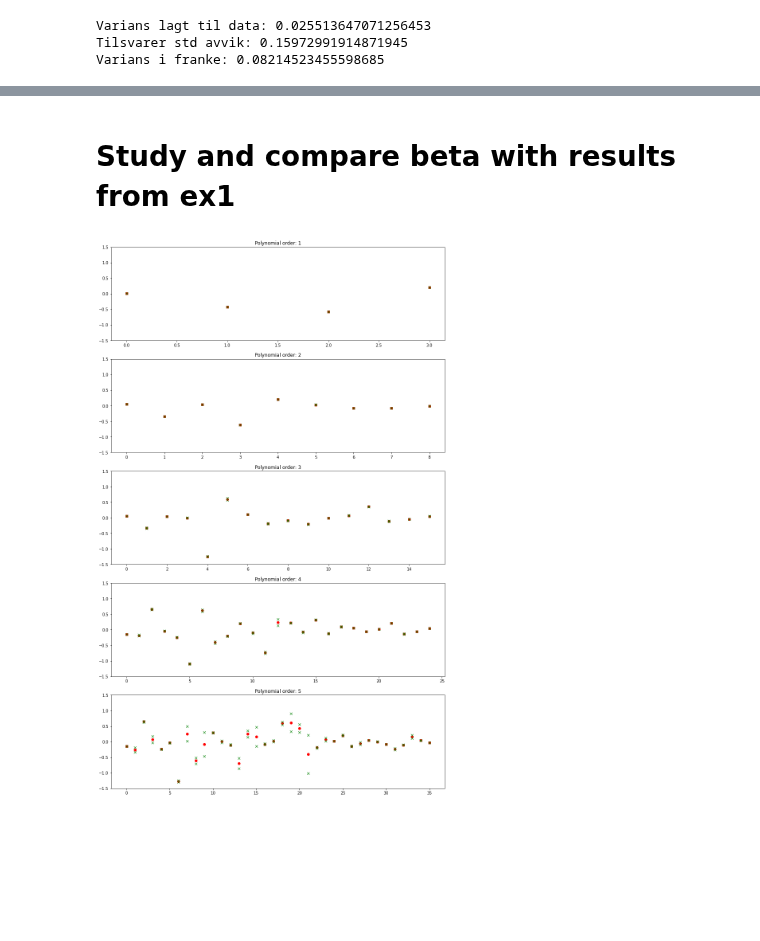
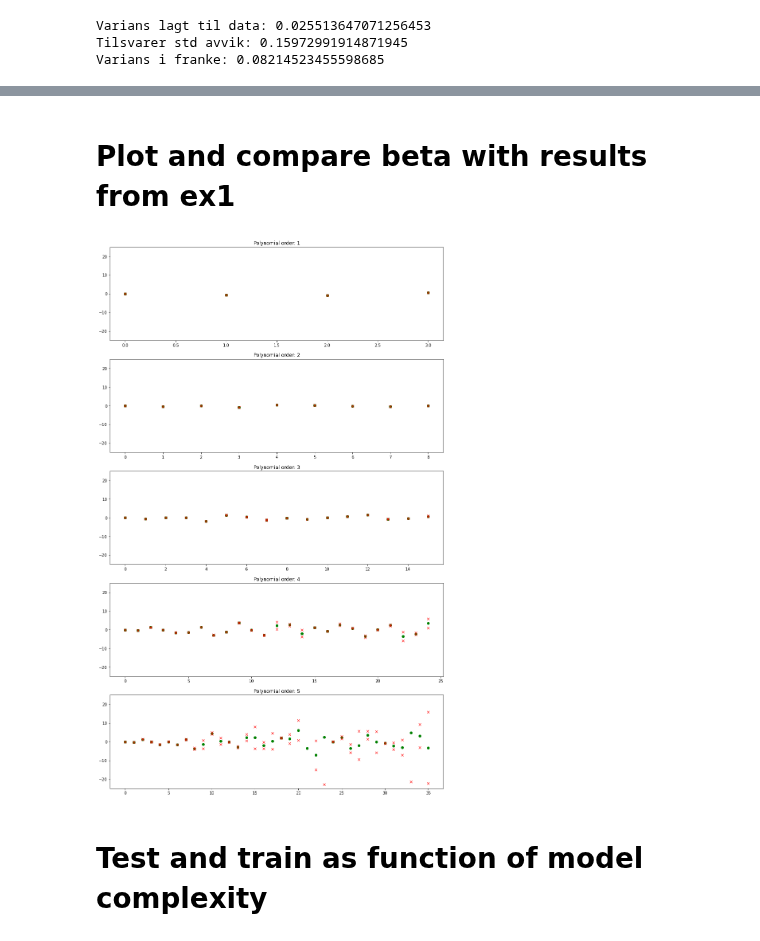
Before and after one commit to eoydvin/FYS-STK4155, a Jupyter notebook: Project_1/Exercise 2.ipynb, the cells around one changed output, grey strips where cells are left out. Saved outputs shown, nothing was run; the diff lists cells and outputs as text; code cells hidden in the pictures; blank space fills up the shorter version.

```diff
--- a/Project_1/Exercise 2.ipynb
+++ b/Project_1/Exercise 2.ipynb
@@ -272,2 +156,2 @@ plt.plot(var_z)
 # %% [markdown]
-# Study and compare beta with results from ex1
+# Plot and compare beta with results from ex1
@@ -289,17 +158,21 @@ for poly_degree in range(len(poly_list)): # for each polynomial degree, calculat
 # %%
 import matplotlib.pyplot as plt
 n_polynom = 5 # plot polynoms up to n_polynom order
 sigma = 2 # plot two sigma uncertainty
 fig, axs = plt.subplots(n_polynom, 1, figsize=(15, 25), facecolor='w', edgecolor='k')
 axs = axs.ravel()
 
 sigma = 3
 for polynom_nr in range(n_polynom):
-    for beta_i in range(len(mean_beta[polynom_nr])): # plot beta_i mean and its spread
-        axs[polynom_nr].plot(beta_i, mean_beta[polynom_nr][beta_i], 'ro') #plot middle beta
-        axs[polynom_nr].plot(beta_i, mean_beta[polynom_nr][beta_i] + sigma*var_beta[polynom_nr][beta_i], 'gx')
-        axs[polynom_nr].plot(beta_i, mean_beta[polynom_nr][beta_i] - sigma*var_beta[polynom_nr][beta_i], 'gx')
+    for beta_nr_i in range((polynom_nr+2)**2): # extracts first beta values!
+        axs[polynom_nr].plot(beta_nr_i, mean_betas[polynom_nr][beta_nr_i], 'go') #plot middle beta
+        axs[polynom_nr].plot(beta_nr_i, mean_betas[polynom_nr][beta_nr_i] - sigma*var_betas[
+            polynom_nr][beta_nr_i], 'rx') #plot middle beta
+        axs[polynom_nr].plot(beta_nr_i, mean_betas[polynom_nr][beta_nr_i] + sigma*var_betas[
+            polynom_nr][beta_nr_i], 'rx') #plot middle beta
+
     axs[polynom_nr].set_title('Polynomial order: ' + str(polynom_nr + 1))
-    axs[polynom_nr].set_ylim([-1.5, 1.5])
+    axs[polynom_nr].set_ylim([-25, 25])
+plt.show()
 # %% [output]
-[figure, old version]
+[figure, new version]
@@ -305,0 +181,2 @@ for polynom_nr in range(n_polynom):
+# %% [markdown]
+# Test and train as function of model complexity
```
Also changed, not shown: parts of 19 cells of this notebook, 4 other files.
